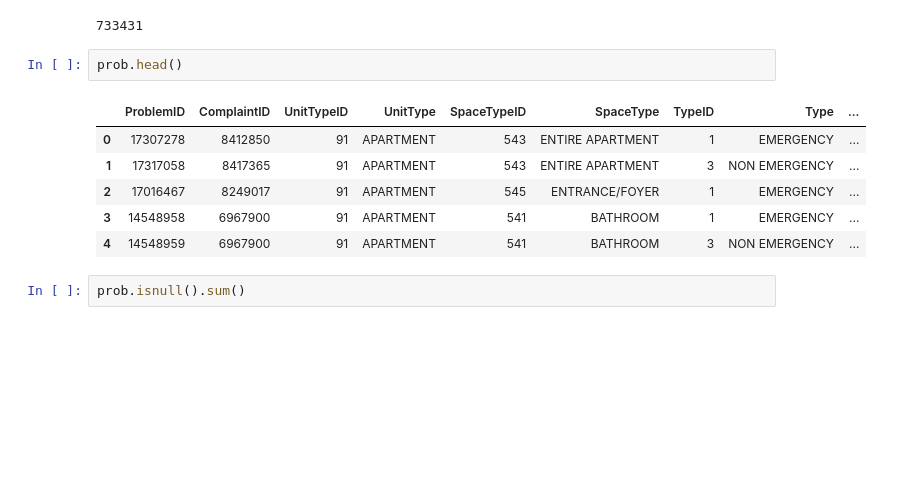
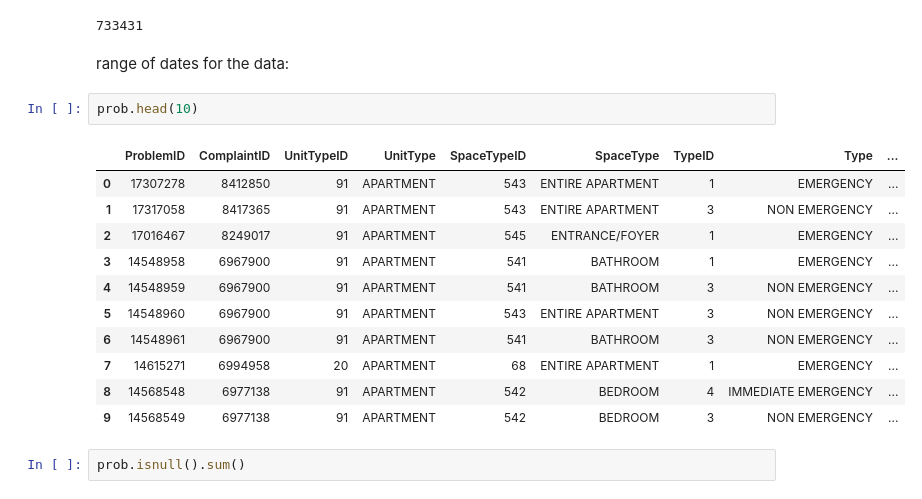
Before and after one commit to avigailvantu/housing_complaints-, a Jupyter notebook: HPD_compliants_problems.ipynb, the cells around one changed output. Cells and saved outputs as stored; diff of their text form; blank space fills up the shorter version.

```diff
--- a/HPD_compliants_problems.ipynb
+++ b/HPD_compliants_problems.ipynb
@@ -136,15 +168,22 @@ len(prob[prob['Type']== 'EMERGENCY'])
 len(prob[prob['Type']== 'NON EMERGENCY'])
 # %% [output]
 733431
+# %% [markdown]
+range of dates for the data:
 # %%
-prob.head()
+prob.head(10)
 # %% [output]
 |  | ProblemID | ComplaintID | UnitTypeID | UnitType | SpaceTypeID | SpaceType | TypeID | Type | ... |
 | 0 | 17307278 | 8412850 | 91 | APARTMENT | 543 | ENTIRE APARTMENT | 1 | EMERGENCY | ... |
 | 1 | 17317058 | 8417365 | 91 | APARTMENT | 543 | ENTIRE APARTMENT | 3 | NON EMERGENCY | ... |
 | 2 | 17016467 | 8249017 | 91 | APARTMENT | 545 | ENTRANCE/FOYER | 1 | EMERGENCY | ... |
 | 3 | 14548958 | 6967900 | 91 | APARTMENT | 541 | BATHROOM | 1 | EMERGENCY | ... |
 | 4 | 14548959 | 6967900 | 91 | APARTMENT | 541 | BATHROOM | 3 | NON EMERGENCY | ... |
+| 5 | 14548960 | 6967900 | 91 | APARTMENT | 543 | ENTIRE APARTMENT | 3 | NON EMERGENCY | ... |
+| 6 | 14548961 | 6967900 | 91 | APARTMENT | 541 | BATHROOM | 3 | NON EMERGENCY | ... |
+| 7 | 14615271 | 6994958 | 20 | APARTMENT | 68 | ENTIRE APARTMENT | 1 | EMERGENCY | ... |
+| 8 | 14568548 | 6977138 | 91 | APARTMENT | 542 | BEDROOM | 4 | IMMEDIATE EMERGENCY | ... |
+| 9 | 14568549 | 6977138 | 91 | APARTMENT | 542 | BEDROOM | 3 | NON EMERGENCY | ... |
 # %%
 prob.isnull().sum()
 # %% [output]
```
Also changed, not shown: parts of 8 cells of this notebook.
